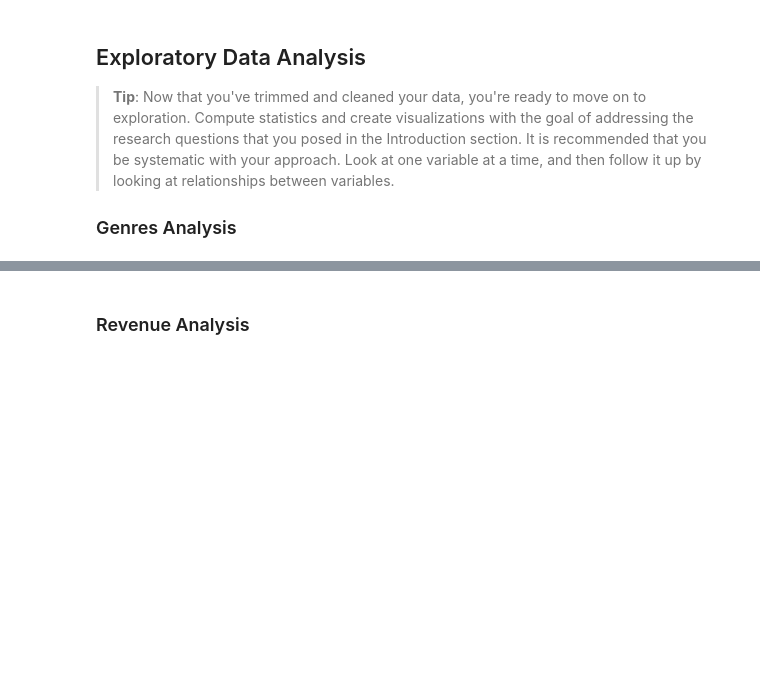
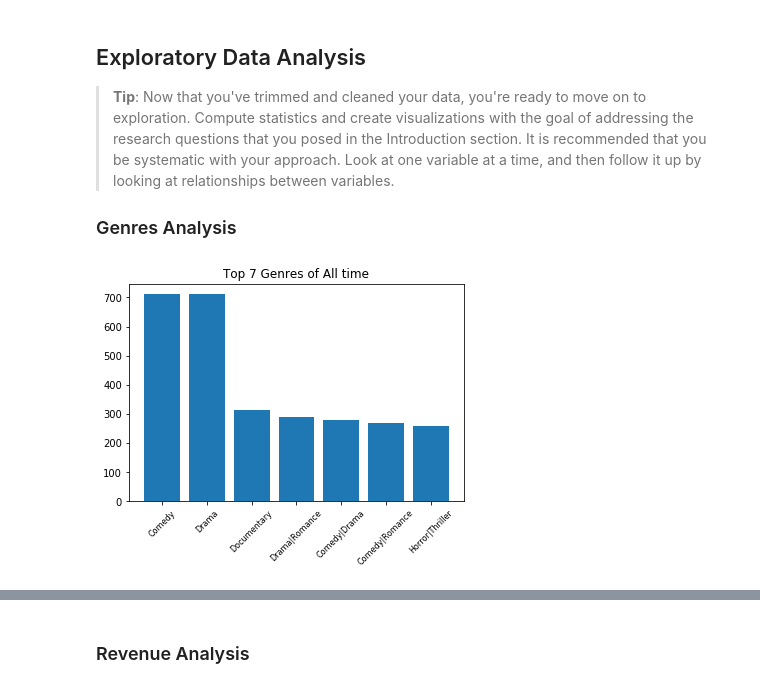
Before and after one commit to salma77/Investigating-data-from-TMDb, a Jupyter notebook: TMDb-Insights.ipynb, the cells around one changed output, grey strips where cells are left out. Cells and saved outputs as stored; diff of their text form; code cells hidden in the pictures; blank space fills up the shorter version.

Commit message:
added genre analysis

```diff
--- a/TMDb-Insights.ipynb
+++ b/TMDb-Insights.ipynb
@@ -739,3 +739,11 @@ series.shape
 > **Tip**: Now that you've trimmed and cleaned your data, you're ready to move on to exploration. Compute statistics and create visualizations with the goal of addressing the research questions that you posed in the Introduction section. It is recommended that you be systematic with your approach. Look at one variable at a time, and then follow it up by looking at relationships between variables.
 
 ### Genres Analysis
+# %%
+top_genres = movies.genres.value_counts().sort_values(ascending=False).head(7)
+plt.bar(top_genres.keys(), top_genres)
+plt.xticks(rotation=45, fontsize=8)
+plt.title("Top 7 Genres of All time")
+plt.show();
+# %% [output]
+[figure, added]
```
Also changed, not shown: parts of 10 cells of this notebook.
